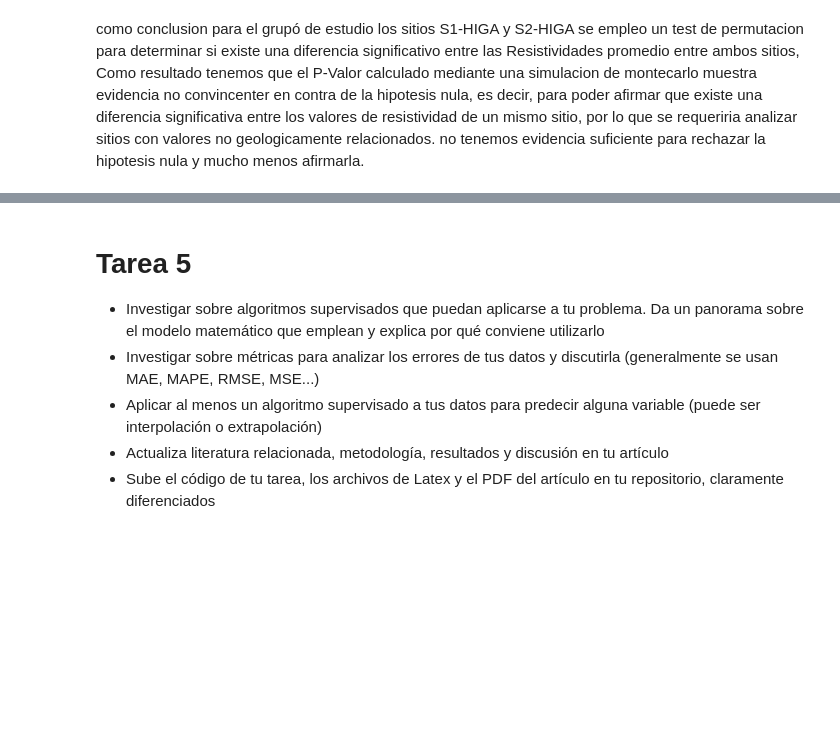
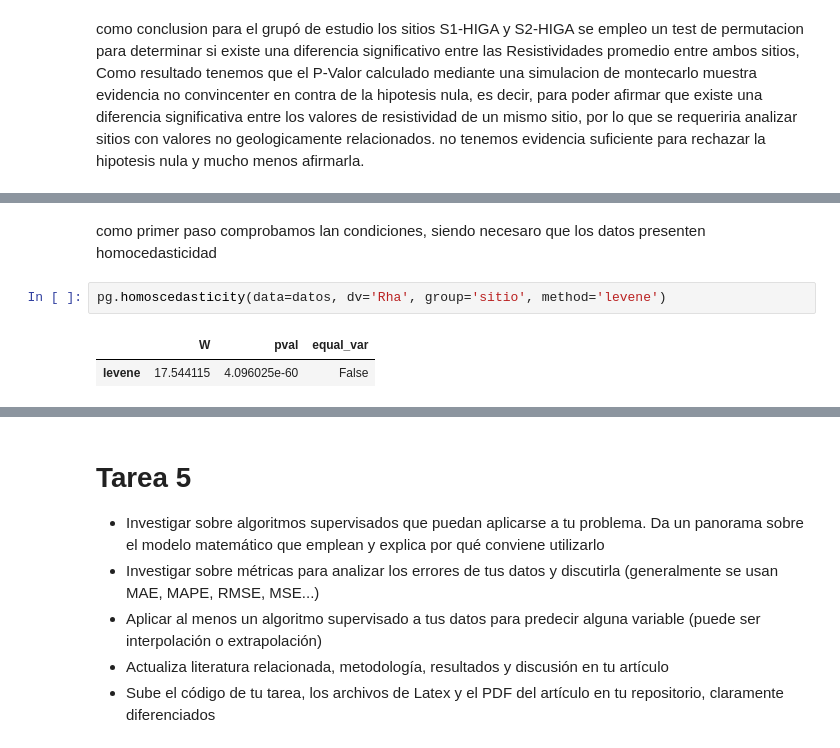
Before and after one commit to JuanJT117/Clase-de-aprendizaje-automatico, a Jupyter notebook: Tareas/Tarea_Aprendizaje_Automatico.ipynb, the cells around one changed output, grey strips where cells are left out. Drawn from its saved outputs; the diff is of its cells as text; blank space fills up the shorter version.

```diff
--- a/Tareas/Tarea_Aprendizaje_Automatico.ipynb
+++ b/Tareas/Tarea_Aprendizaje_Automatico.ipynb
@@ -900,0 +1004,7 @@ Como primer paso, consideraremos para nuestro estudio aquella baja respuesta res
+# %% [markdown]
+como primer paso comprobamos lan condiciones, siendo necesaro que los datos presenten homocedasticidad
+# %%
+pg.homoscedasticity(data=datos, dv='Rha', group='sitio', method='levene')
+# %% [output]
+|  | W | pval | equal_var |
+| levene | 17.544115 | 4.096025e-60 | False |
```
Also changed, not shown: parts of 35 cells of this notebook.
